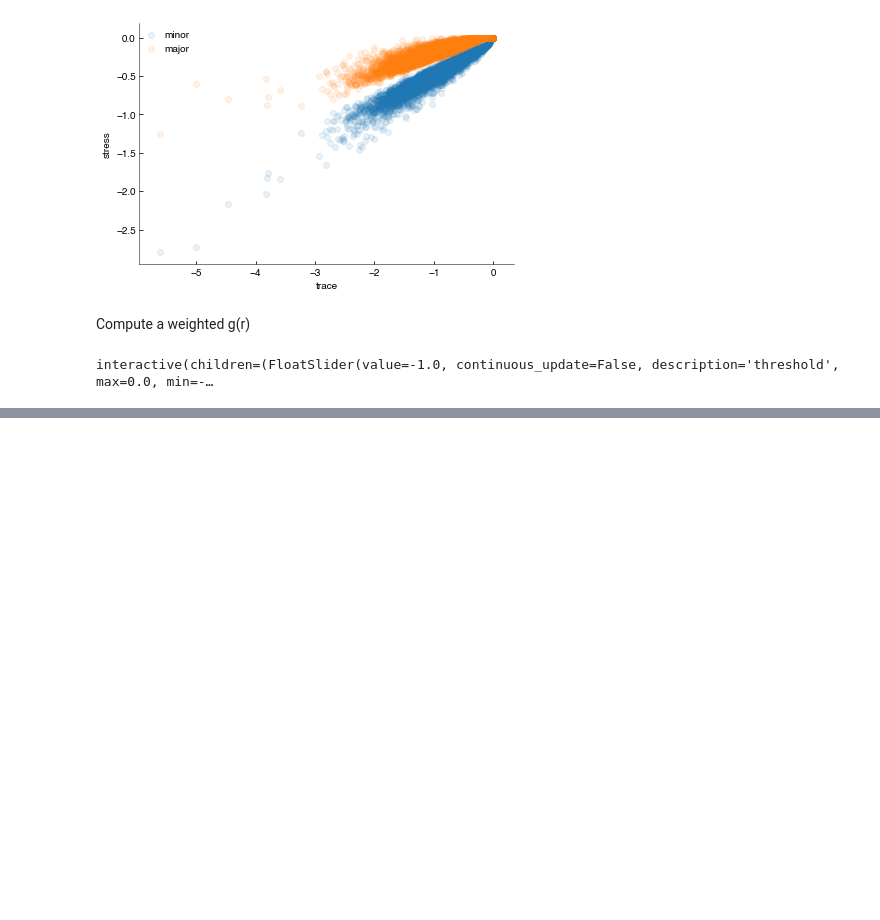
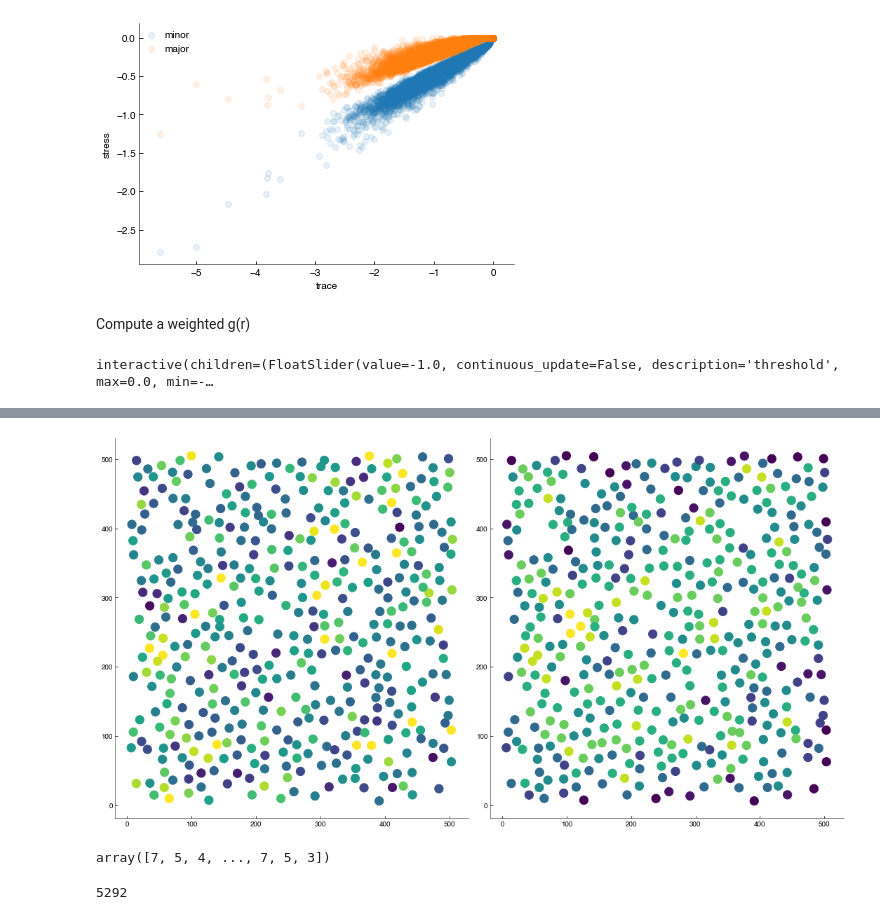
Before and after one commit to FTurci/canard-enchaine, a Jupyter notebook: Analysis.ipynb, the cells around one changed output, grey strips where cells are left out. Saved outputs shown, nothing was run; the diff lists cells and outputs as text; code cells hidden in the pictures; blank space fills up the shorter version.

```diff
--- a/Analysis.ipynb
+++ b/Analysis.ipynb
@@ -299,0 +326,19 @@ interactive(children=(FloatSlider(value=-1.0, description='threshold', max=0.0,
+# %%
+xyz = centres.coord[coordination>1]
+select = (xyz[:,-1]>210)*(xyz[:,-1]<230)
+XYZ = xyz[select]
+
+fig, ax= plt.subplots(1,2, figsize=(15,8))
+Size=150
+ax[0].scatter(XYZ[:,0],XYZ[:,1],c=-(trace[select]-trace[select].mean())/trace[select].std(),s=Size,vmin=-2,vmax=2);
+ax[1].scatter(XYZ[:,0],XYZ[:,1],c=(c[select]-c[select].mean())/c[select].std(),s=Size,vmin=-2,vmax=2);
+# %% [output]
+[figure, added]
+# %%
+c
+# %% [output]
+array([7, 5, 4, ..., 7, 5, 3])
+# %%
+len(trace)
+# %% [output]
+5292
```
Also changed, not shown: parts of 6 cells of this notebook.
